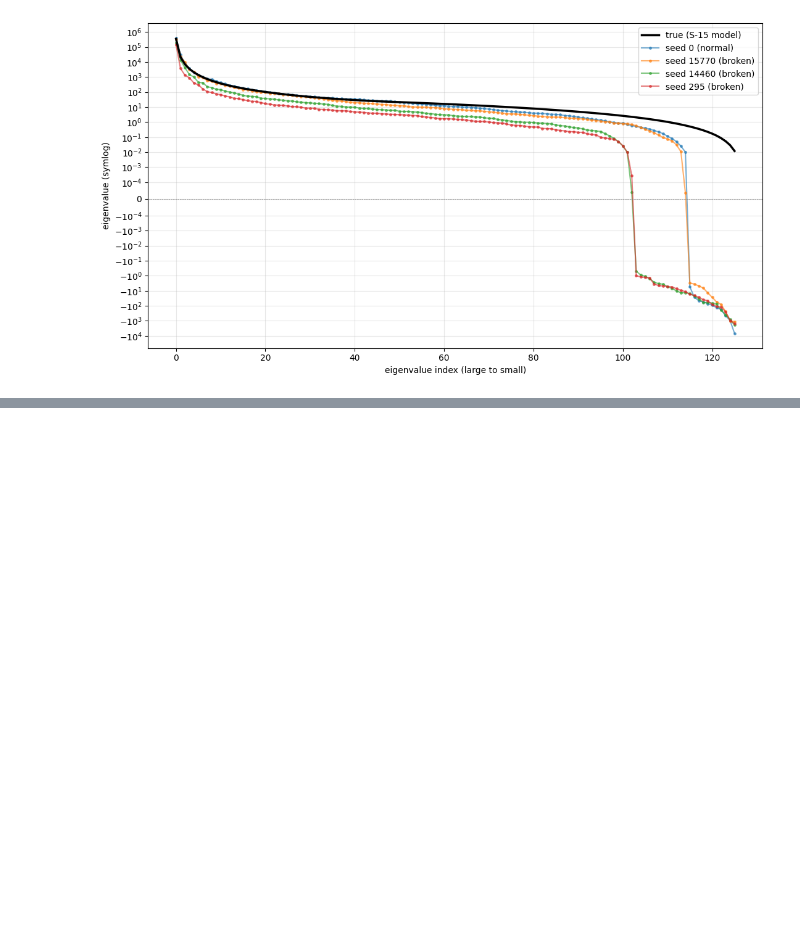
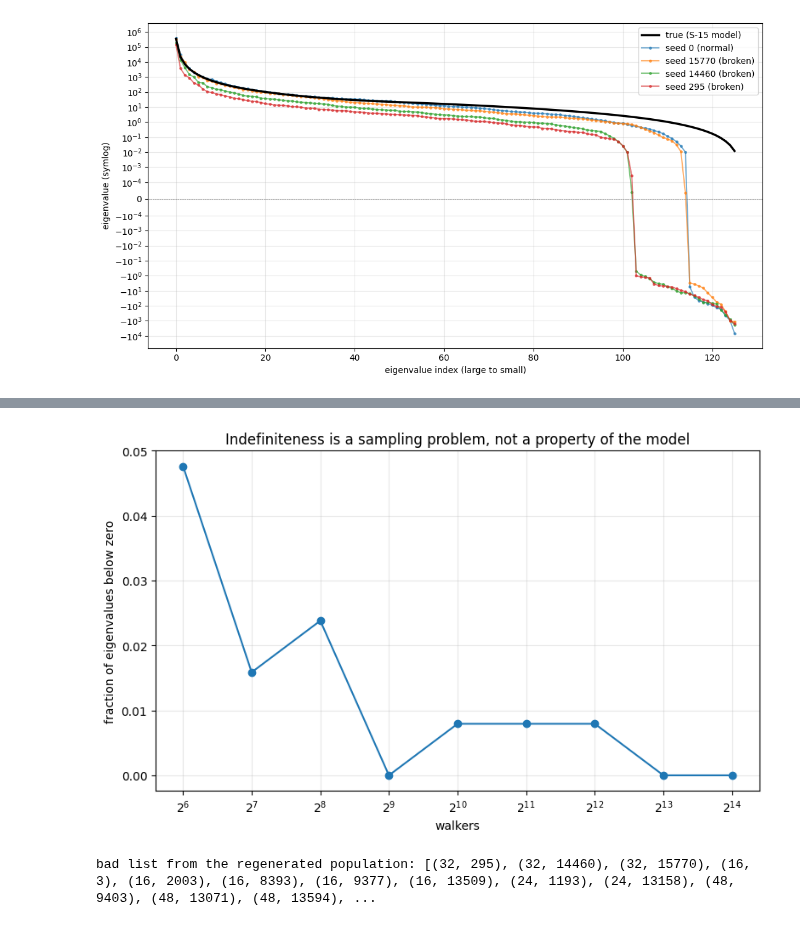
Before and after one commit to ShubhamX57/kappa-kinisi, a Jupyter notebook: code/Anomalous_D_Value_Inspect_full.ipynb, the cells around one changed output, grey strips where cells are left out. Cells and saved outputs as stored; diff of their text form; code cells hidden in the pictures; blank space fills up the shorter version.

```diff
--- a/code/Anomalous_D_Value_Inspect_full.ipynb
+++ b/code/Anomalous_D_Value_Inspect_full.ipynb
@@ -547,22 +621,25 @@ seed 15770 (broken, target D=1.0):
 # %%
 treatments = {"raw (no recond)": lambda m: m,
-              "adaptive floor":  adaptive_floor,
-              "mineig 1e3":      lambda m: mineig_floor(m, 1e3)}
+              "adaptive floor": adaptive_floor,
+              "mineig 1e3": lambda m: mineig_floor(m, 1e3)}
+
 
 
 print(f"{'seed':>7s} " + " ".join(f"{n:>16s}" for n in treatments) + "   target")
+
+
 
 for seed in [0, 15770, 14460, 295]:
     row = []
 
     for name, fn in treatments.items():
-
         try:
             post = realfit_with_treatment(seed, fn)
             row.append(f"{np.median(post):16.3f}")
+        except Exception:
+            row.append(f"{'fail':>16s}")
 
-        except Exception:
-            row.append(f"{'FAIL':>16s}")
+
     tag = "1.0 (normal)" if seed == 0 else "1.0 (broken)"
 
     print(f"{seed:7d} " + " ".join(row) + f"   {tag}")
@@ -750,0 +821,62 @@ frac_neg  : normal [0.000, 0.611], anom [0.008, 0.008], rho=-0.188
+# %%
+fig, ax = plt.subplots(figsize=(8, 5))
+
+ax.plot([r["atoms"] for r in scaling], [r["frac_neg"] for r in scaling],'o-', ms=6)
+
+ax.set_xscale('log', base=2)
+
+ax.set_xlabel('walkers')
+
+ax.set_ylabel('fraction of eigenvalues below zero')
+
+ax.set_title('Indefiniteness is a sampling problem, not a property of the model')
+
+ax.grid(alpha=0.3)
+
+plt.tight_layout()
+
+plt.savefig('negatives_vs_atoms.png', dpi=150, bbox_inches='tight')
+
+plt.show()
+# %% [output]
+[figure, added]
+# %%
+# Reference only. The population run lives in regenerate_population_v2.py file.
+#
+# from joblib import Parallel, delayed
+#
+# atom_counts = [16, 24, 32, 48]
+# n_seeds = 16000
+# ckpt_pop = base / "data" / "failure_population_v2.npy"
+#
+# true_ev = {}
+# for ac in atom_counts:
+#     a0 = build_analyzer(0, atoms=ac)
+#     s2 = model_variance_s15(a0)
+#     true_ev[ac] = np.sort(np.linalg.eigvalsh(cov_from_variance_s30(a0, s2)))[::-1]
+#
+# def fit_one(ac, s):
+#     a = build_analyzer(s, atoms=ac)
+#     raw = build_raw_cov(a)
+#     ev = np.sort(np.linalg.eigvalsh(raw))[::-1]
+#     pos = ev[ev > 0]
+#     n = min(80, len(ev))
+#     return {"atoms": ac, "seed": s,
+#             "D": float(np.median(a.D.values)),
+#             "cond": float(np.linalg.cond(a.diff.covariance_matrix.values)),
+#             "frac_neg": float(np.mean(ev < 0)),
+#             "n_pos": int(np.sum(ev > 0)),
+#             "lmin": float(ev[-1]), "lmax": float(ev[0]),
+#             "kappa_pos": float(ev[0] / pos[-1]) if pos.size else np.inf,
+#             "bulk_dev": float(np.mean(np.log10(true_ev[ac][:n])
+#                                       - np.log10(np.maximum(ev[:n], 1e-10))))}
+#
+# jobs = [(ac, s) for ac in atom_counts for s in range(n_seeds)]
+# for i in range(0, len(jobs), 2000):
+#     out = Parallel(n_jobs=-1, verbose=5)(delayed(fit_one)(ac, s) for ac, s in jobs[i:i+2000])
+#     records.extend(out)
+#     np.save(ckpt_pop, np.array(records, dtype=object))
+
+print("bad list from the regenerated population:", bad14)
+# %% [output]
+bad list from the regenerated population: [(32, 295), (32, 14460), (32, 15770), (16, 3), (16, 2003), (16, 8393), (16, 9377), (16, 13509), (24, 1193), (24, 13158), (48, 9403), (48, 13071), (48, 13594), ...
```
Also changed, not shown: parts of 52 cells of this notebook.
